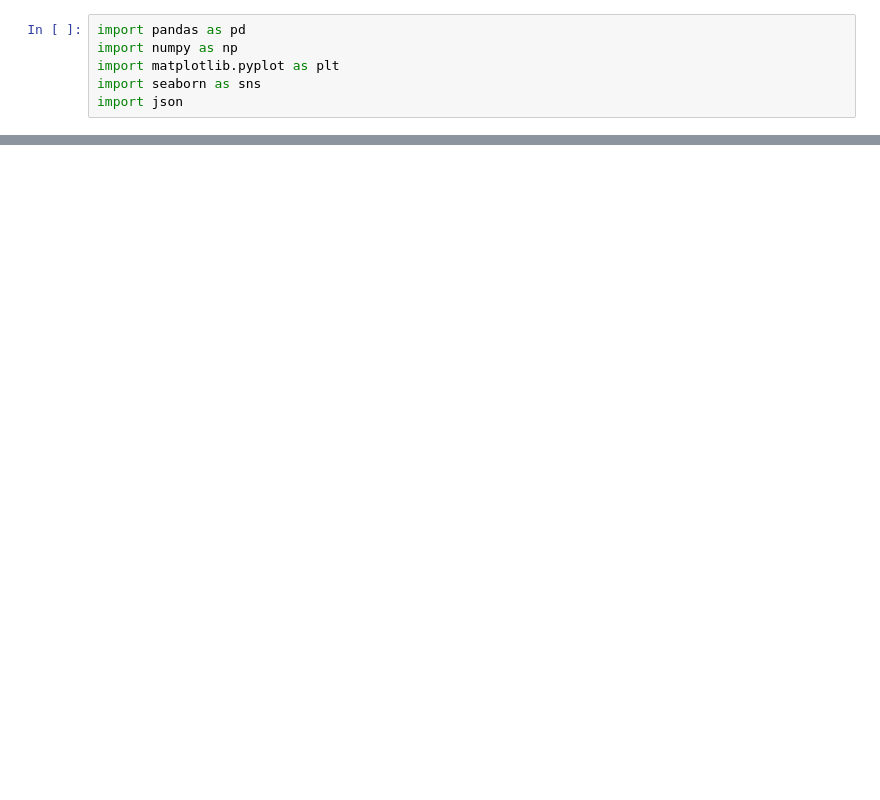
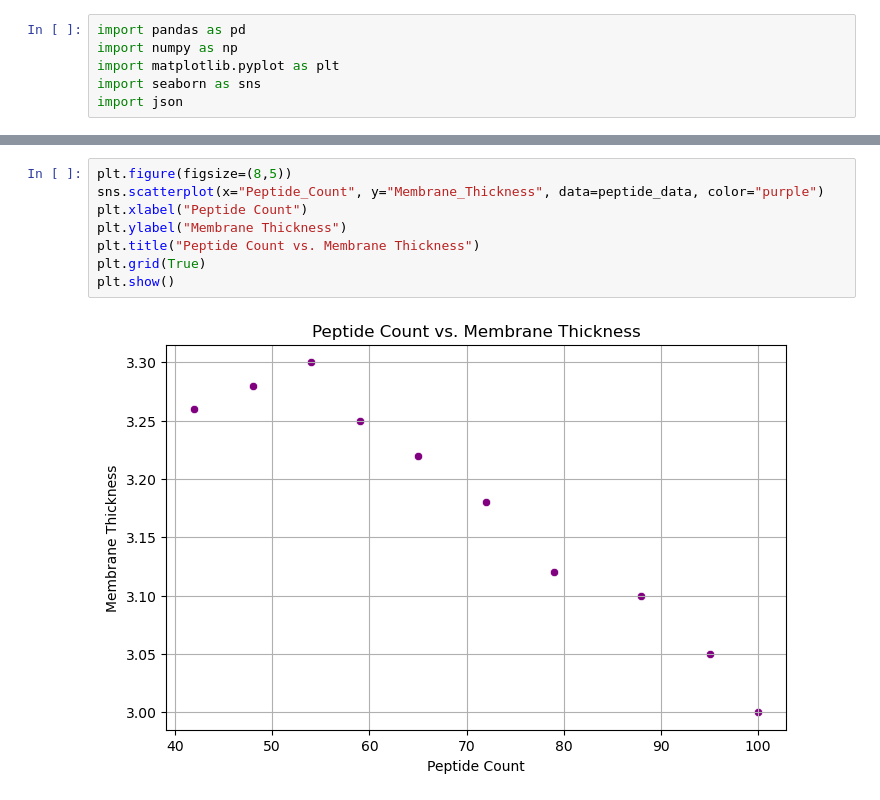
Before and after one commit to HussainAther/DFlow-Peptide-Membrane, a Jupyter notebook: notebooks/analysis.ipynb, the cells around one changed output, grey strips where cells are left out. Cells and saved outputs as stored; diff of their text form; blank space fills up the shorter version.

```diff
--- a/notebooks/analysis.ipynb
+++ b/notebooks/analysis.ipynb
@@ -21,0 +27,10 @@ FileNotFoundError: [Errno 2] No such file or directory: '../data/peptide_evoluti
+# %%
+plt.figure(figsize=(8,5))
+sns.scatterplot(x="Peptide_Count", y="Membrane_Thickness", data=peptide_data, color="purple")
+plt.xlabel("Peptide Count")
+plt.ylabel("Membrane Thickness")
+plt.title("Peptide Count vs. Membrane Thickness")
+plt.grid(True)
+plt.show()
+# %% [output]
+[figure, added]
```
Also changed, not shown: parts of 2 cells of this notebook, 1 other file.
